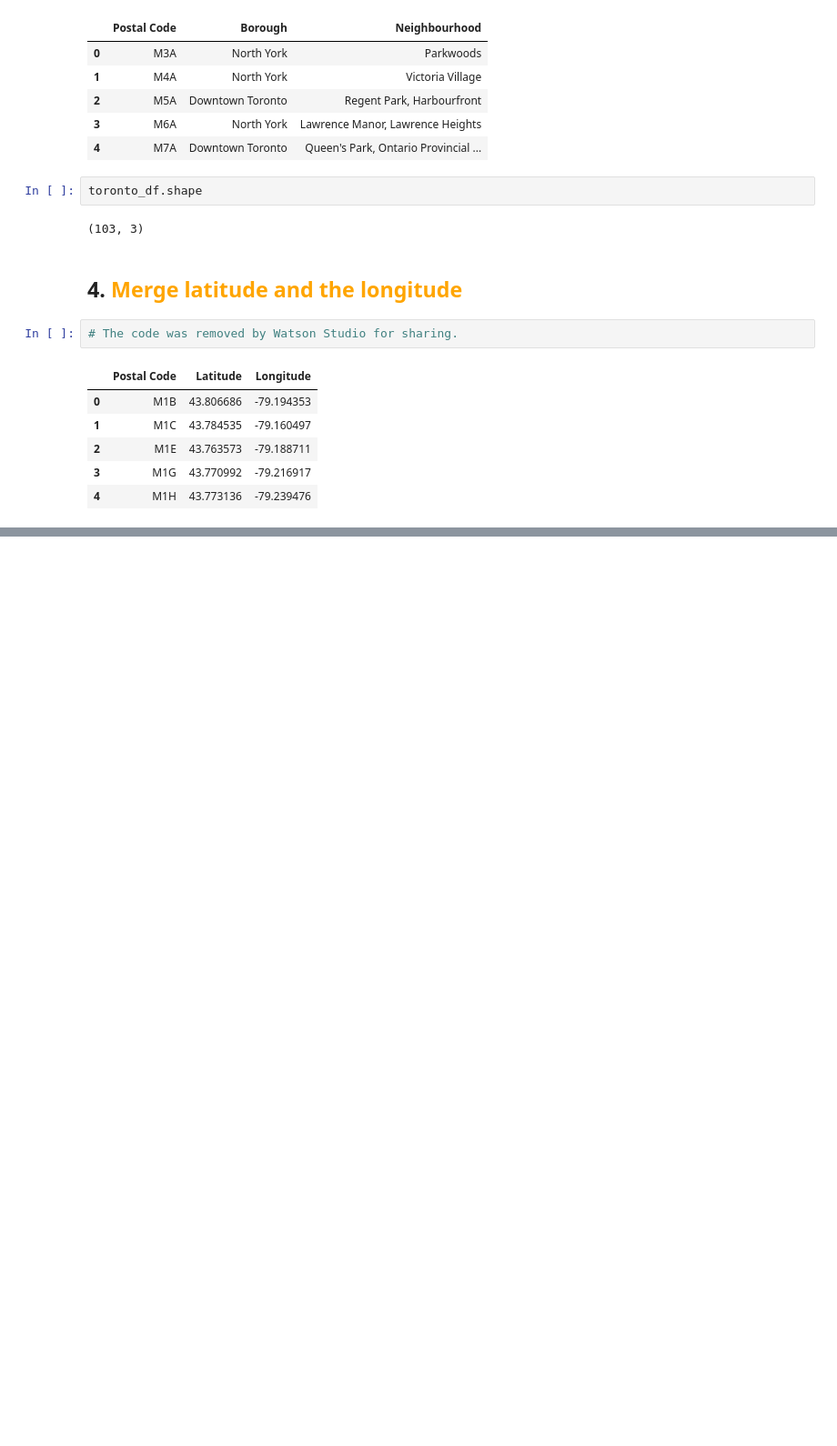
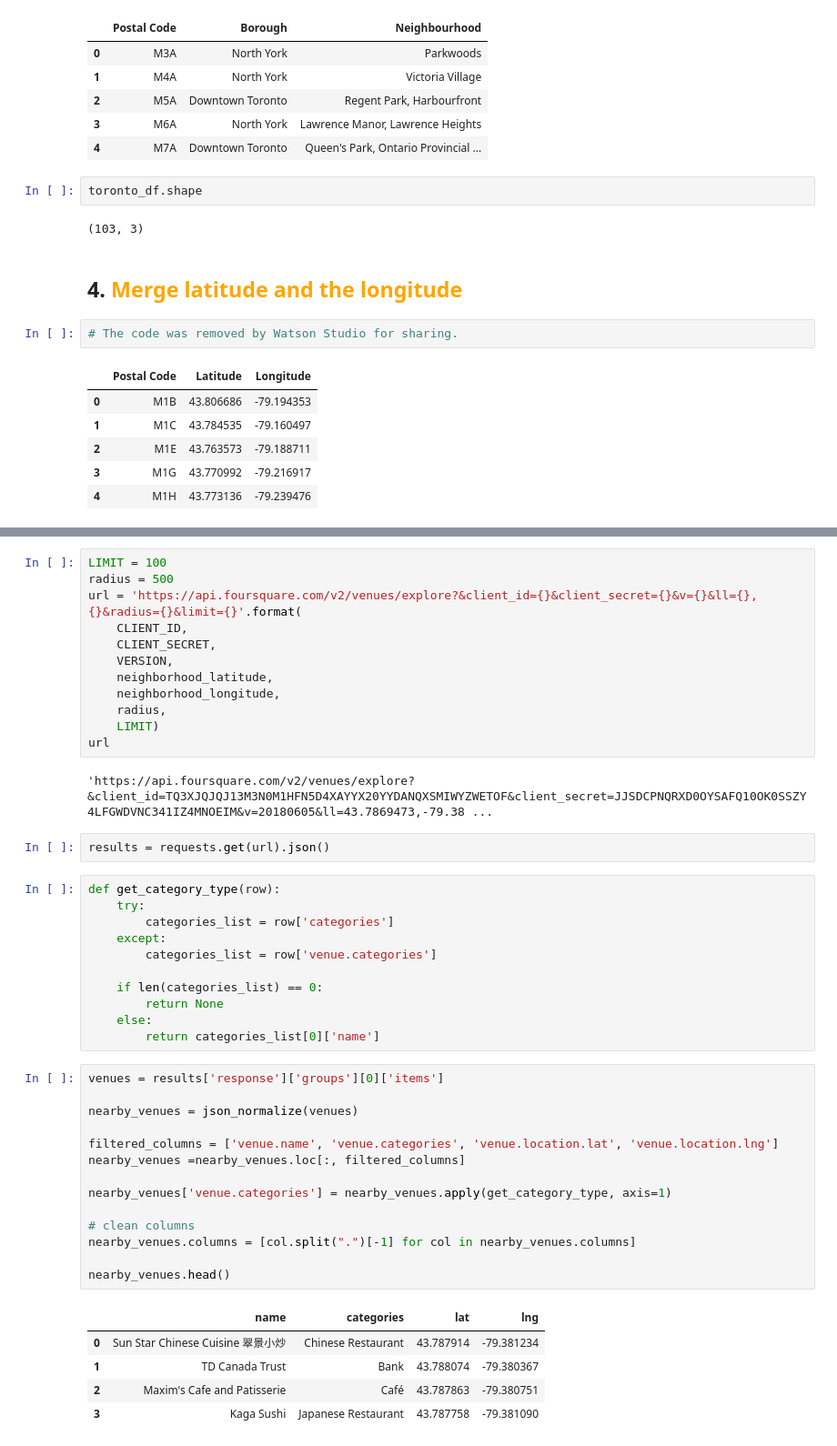
Before and after one commit to dulanjaleekrs/Coursera_Capstone, a Jupyter notebook: Neighborhoods in Toronto.ipynb, the cells around one changed output, grey strips where cells are left out. Shown at 91% size. Drawn from its saved outputs; the diff is of its cells as text; blank space fills up the shorter version.

```diff
--- a/Neighborhoods in Toronto.ipynb
+++ b/Neighborhoods in Toronto.ipynb
@@ -100,0 +227,47 @@ toronto_df.head()
+# %%
+LIMIT = 100
+radius = 500
+url = 'https://api.foursquare.com/v2/venues/explore?&client_id={}&client_secret={}&v={}&ll={},{}&radius={}&limit={}'.format(
+    CLIENT_ID,
+    CLIENT_SECRET,
+    VERSION,
+    neighborhood_latitude,
+    neighborhood_longitude,
+    radius,
+    LIMIT)
+url
+# %% [output]
+'https://api.foursquare.com/v2/venues/explore?&client_id=TQ3XJQJQJ13M3N0M1HFN5D4XAYYX20YYDANQXSMIWYZWETOF&client_secret=JJSDCPNQRXD0OYSAFQ10OK0SSZY4LFGWDVNC341IZ4MNOEIM&v=20180605&ll=43.7869473,-79.38 ...
+# %%
+results = requests.get(url).json()
+# %%
+def get_category_type(row):
+    try:
+        categories_list = row['categories']
+    except:
+        categories_list = row['venue.categories']
+
+    if len(categories_list) == 0:
+        return None
+    else:
+        return categories_list[0]['name']
+# %%
+venues = results['response']['groups'][0]['items']
+
+nearby_venues = json_normalize(venues)
+
+filtered_columns = ['venue.name', 'venue.categories', 'venue.location.lat', 'venue.location.lng']
+nearby_venues =nearby_venues.loc[:, filtered_columns]
+
+nearby_venues['venue.categories'] = nearby_venues.apply(get_category_type, axis=1)
+
+# clean columns
+nearby_venues.columns = [col.split(".")[-1] for col in nearby_venues.columns]
+
+nearby_venues.head()
+# %% [output]
+|  | name | categories | lat | lng |
+| 0 | Sun Star Chinese Cuisine 翠景小炒 | Chinese Restaurant | 43.787914 | -79.381234 |
+| 1 | TD Canada Trust | Bank | 43.788074 | -79.380367 |
+| 2 | Maxim's Cafe and Patisserie | Café | 43.787863 | -79.380751 |
+| 3 | Kaga Sushi | Japanese Restaurant | 43.787758 | -79.381090 |
```
Also changed, not shown: parts of 15 cells of this notebook.
